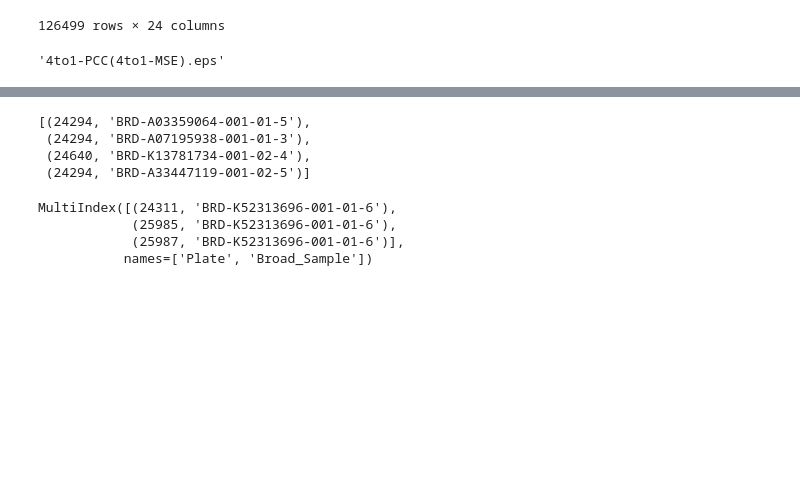
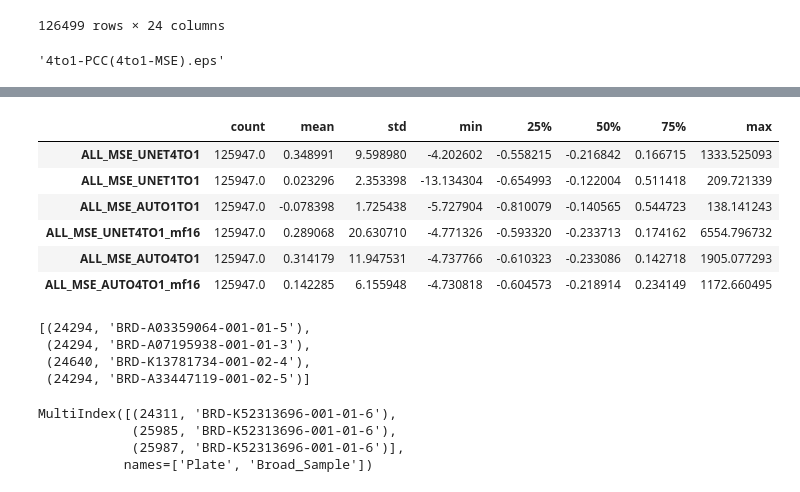
Before and after one commit to Naorko/CellProfiling-research, a Jupyter notebook: code/notebooks/new_notebooks/final_results.ipynb, the cells around one changed output, grey strips where cells are left out. Cells and saved outputs as stored; diff of their text form; code cells hidden in the pictures; blank space fills up the shorter version.

```diff
--- a/code/notebooks/new_notebooks/final_results.ipynb
+++ b/code/notebooks/new_notebooks/final_results.ipynb
@@ -310,3 +359,13 @@ final_trts.describe()
+# %%
+f_trt.describe().T.filter(like='ALL_MSE', axis=0)
+# %% [output]
+|  | count | mean | std | min | 25% | 50% | 75% | max |
+| ALL_MSE_UNET4TO1 | 125947.0 | 0.348991 | 9.598980 | -4.202602 | -0.558215 | -0.216842 | 0.166715 | 1333.525093 |
+| ALL_MSE_UNET1TO1 | 125947.0 | 0.023296 | 2.353398 | -13.134304 | -0.654993 | -0.122004 | 0.511418 | 209.721339 |
+| ALL_MSE_AUTO1TO1 | 125947.0 | -0.078398 | 1.725438 | -5.727904 | -0.810079 | -0.140565 | 0.544723 | 138.141243 |
+| ALL_MSE_UNET4TO1_mf16 | 125947.0 | 0.289068 | 20.630710 | -4.771326 | -0.593320 | -0.233713 | 0.174162 | 6554.796732 |
+| ALL_MSE_AUTO4TO1 | 125947.0 | 0.314179 | 11.947531 | -4.737766 | -0.610323 | -0.233086 | 0.142718 | 1905.077293 |
+| ALL_MSE_AUTO4TO1_mf16 | 125947.0 | 0.142285 | 6.155948 | -4.730818 | -0.604573 | -0.218914 | 0.234149 | 1172.660495 |
 # %%
 final_trts.drop_index
 # %%
```
Also changed, not shown: parts of 13 cells of this notebook, 6 other files.
